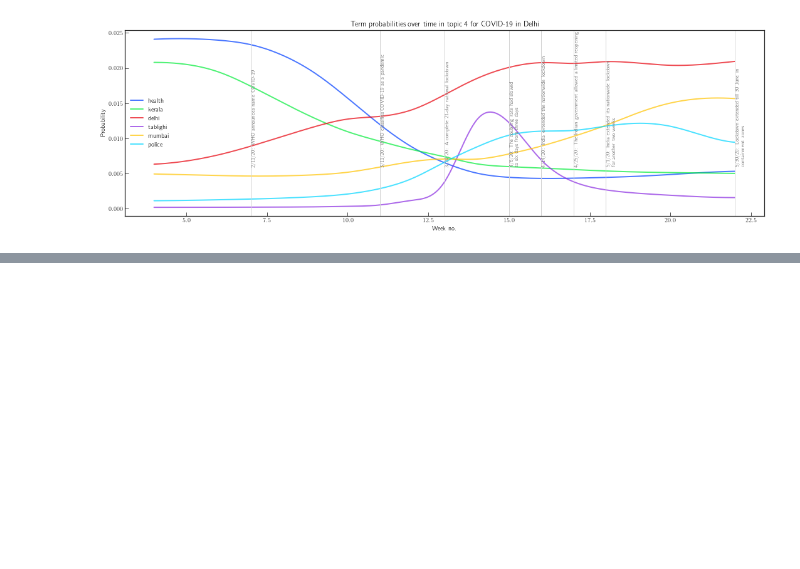
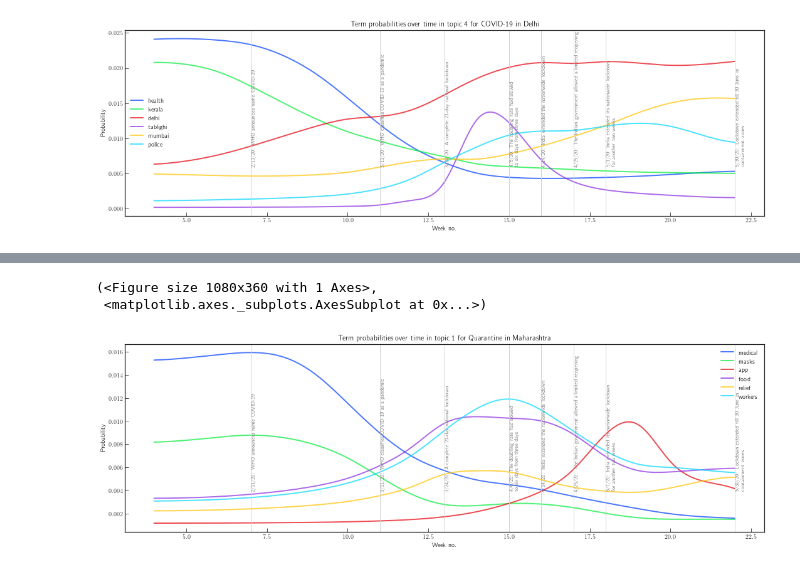
Before and after one commit to princepeak/lockdown-paper, a Jupyter notebook: code/notebooks/DTM Analysis India.ipynb, the cells around one changed output, grey strips where cells are left out. Cells and saved outputs as stored; diff of their text form; code cells hidden in the pictures; blank space fills up the shorter version.

Commit message:
India DTM analysis notebook + graphs

```diff
--- a/code/notebooks/DTM Analysis India.ipynb
+++ b/code/notebooks/DTM Analysis India.ipynb
@@ -215,0 +330,2 @@ model.plot_terms(4,
+# %%
+model = Dtm.load('India/quarantine/20200614150211')
@@ -215,0 +372,10 @@ model.plot_terms(4,
+# %%
+model.plot_terms(1,
+                 ['medical', 'masks', 'app', 'food', 'relief', 'workers'],
+                 topic_area='Quarantine',
+                 place='Maharashtra',
+                 save=True)
+# %% [output]
+(<Figure size 1080x360 with 1 Axes>,
+ <matplotlib.axes._subplots.AxesSubplot at 0x...>)
+[figure, added]
```
Also changed, not shown: parts of 15 cells of this notebook, 13 other files.
